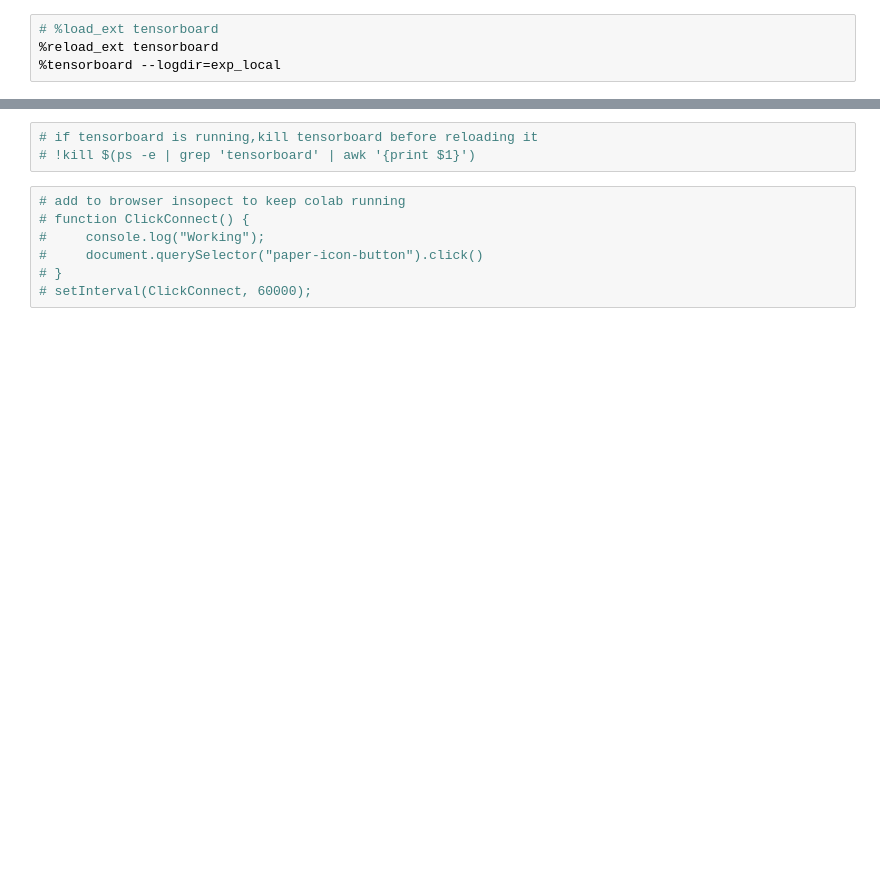
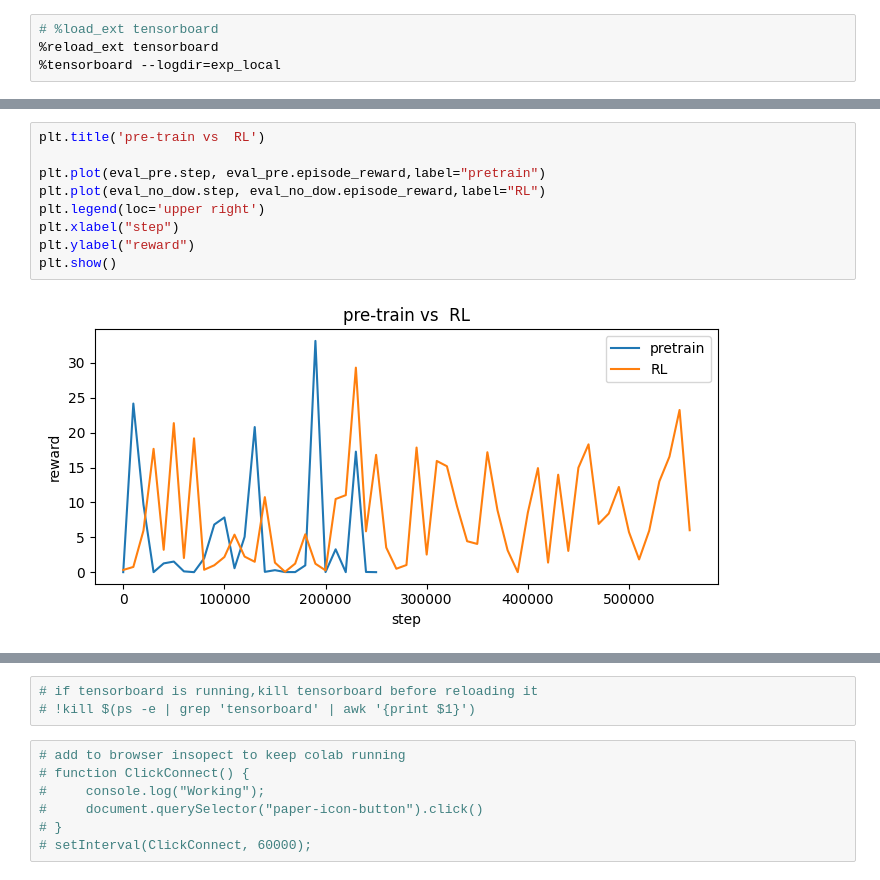
Before and after one commit to hkhnhan1994/KHMT_TTNT_PROTORL_TRAIN, a Jupyter notebook: train_TTNT_benchmark.ipynb, the cells around one changed output, grey strips where cells are left out. Saved outputs shown, nothing was run; the diff lists cells and outputs as text; blank space fills up the shorter version.

```diff
--- a/train_TTNT_benchmark.ipynb
+++ b/train_TTNT_benchmark.ipynb
@@ -74,0 +138,11 @@ Mounted at /content/gdrive
+# %%
+plt.title('pre-train vs  RL')
+
+plt.plot(eval_pre.step, eval_pre.episode_reward,label="pretrain")
+plt.plot(eval_no_dow.step, eval_no_dow.episode_reward,label="RL")
+plt.legend(loc='upper right')
+plt.xlabel("step")
+plt.ylabel("reward")
+plt.show()
+# %% [output]
+[figure, added]
```
Also changed, not shown: parts of 8 cells of this notebook.
